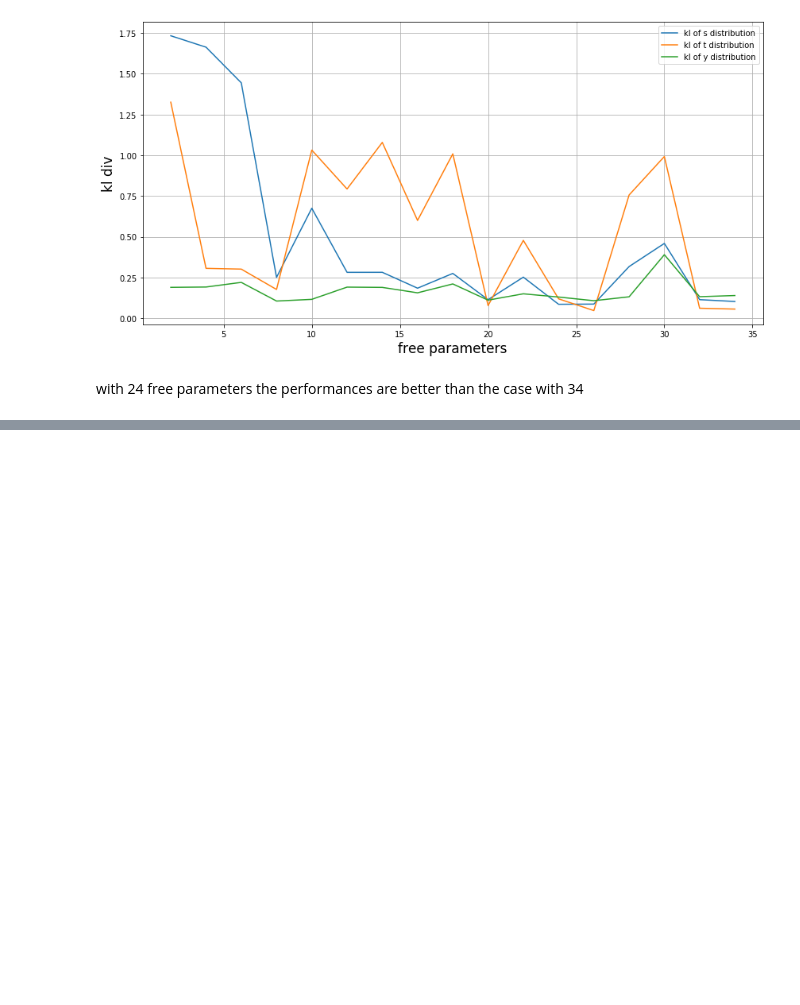
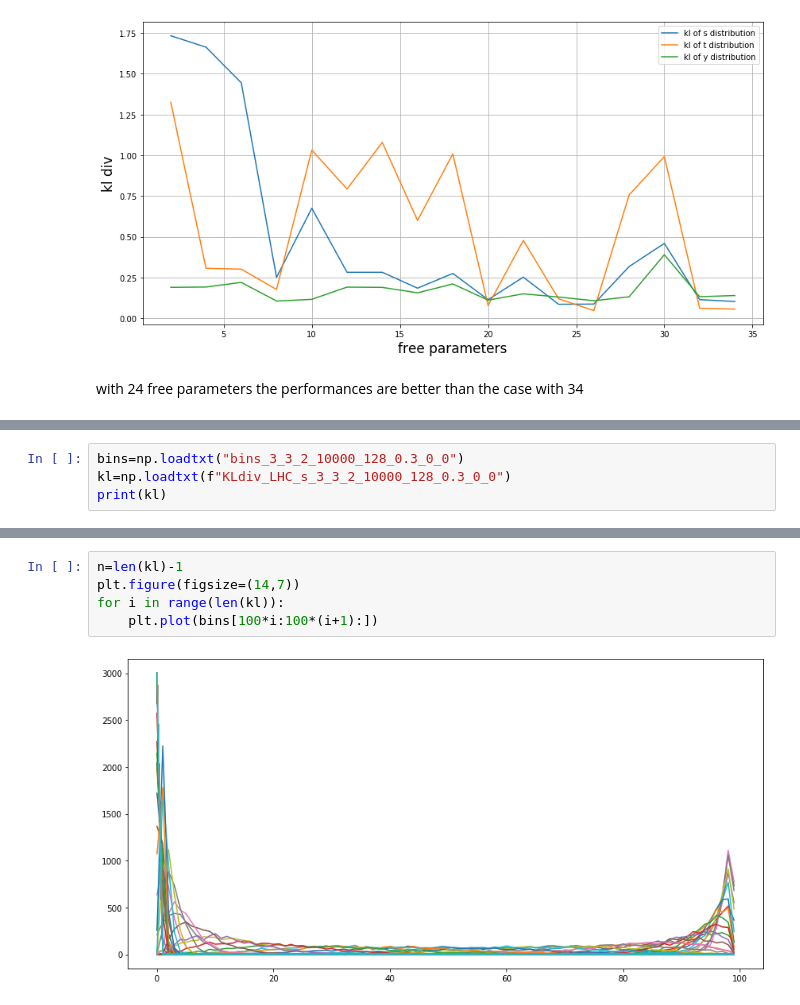
Before and after one commit to Edoardo-Pedicillo/Tesi_magistrale, a Jupyter notebook: LHC/LHC results.ipynb, the cells around one changed output, grey strips where cells are left out. Saved outputs shown, nothing was run; the diff lists cells and outputs as text; blank space fills up the shorter version.

```diff
--- a/LHC/LHC results.ipynb
+++ b/LHC/LHC results.ipynb
@@ -297,0 +349,4 @@ prova3
+# %%
+bins=np.loadtxt("bins_3_3_2_10000_128_0.3_0_0")
+kl=np.loadtxt(f"KLdiv_LHC_s_3_3_2_10000_128_0.3_0_0")
+print(kl)
@@ -297,0 +373,7 @@ prova3
+# %%
+n=len(kl)-1
+plt.figure(figsize=(14,7))
+for i in range(len(kl)):
+    plt.plot(bins[100*i:100*(i+1):])
+# %% [output]
+[figure, added]
```
Also changed, not shown: parts of 6 cells of this notebook, 1 other file.
